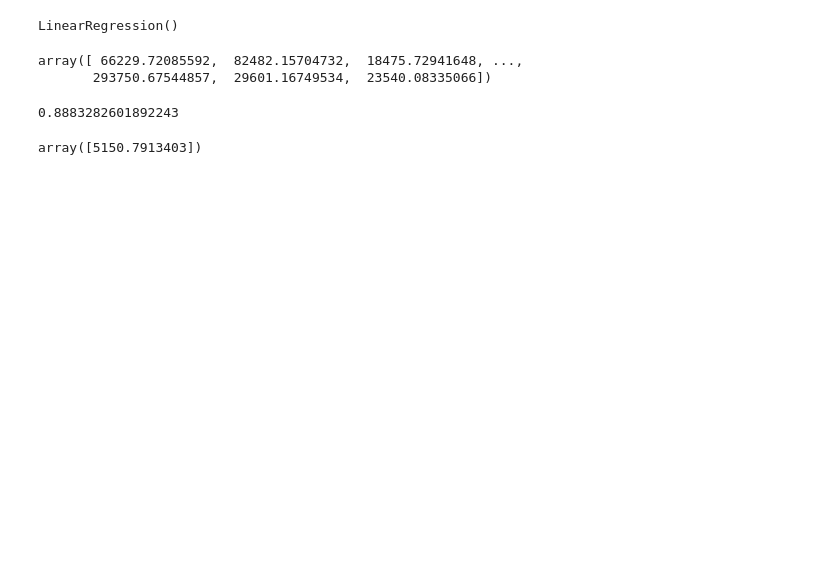
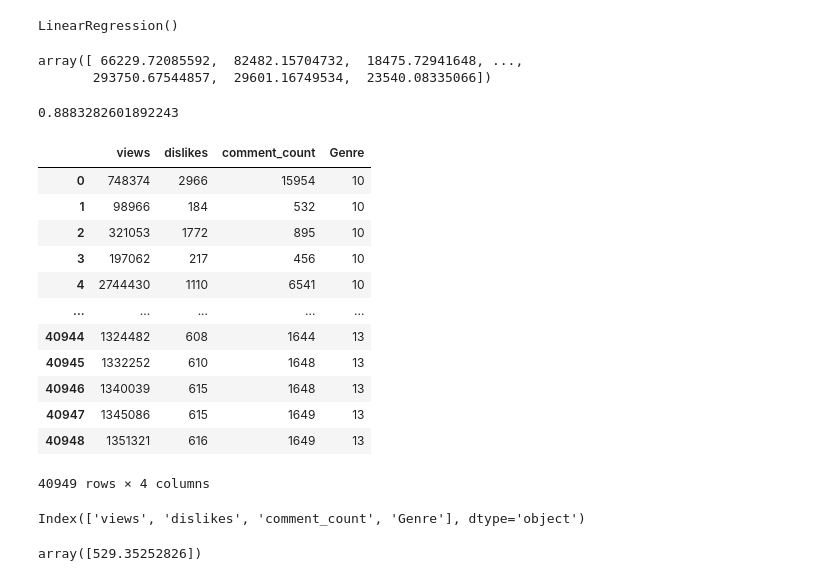
Before and after one commit to Lakshmi-kaviti/utube, a Jupyter notebook: model.ipynb, the cells around one changed output. Saved outputs shown, nothing was run; the diff lists cells and outputs as text; code cells hidden in the pictures; blank space fills up the shorter version.

```diff
--- a/model.ipynb
+++ b/model.ipynb
@@ -94,7 +129,27 @@ with open('model.pkl','wb') as f:
 import pickle
 with open('model.pkl','rb') as mod:
   model = pickle.load(mod)
+# %%
+x
+# %% [output]
+|  | views | dislikes | comment_count | Genre |
+| 0 | 748374 | 2966 | 15954 | 10 |
+| 1 | 98966 | 184 | 532 | 10 |
+| 2 | 321053 | 1772 | 895 | 10 |
+| 3 | 197062 | 217 | 456 | 10 |
+| 4 | 2744430 | 1110 | 6541 | 10 |
+| ... | ... | ... | ... | ... |
+| 40944 | 1324482 | 608 | 1644 | 13 |
+| 40945 | 1332252 | 610 | 1648 | 13 |
+| 40946 | 1340039 | 615 | 1648 | 13 |
+| 40947 | 1345086 | 615 | 1649 | 13 |
+| 40948 | 1351321 | 616 | 1649 | 13 |
+40949 rows × 4 columns
+# %%
+x_test.columns
+# %% [output]
+Index(['views', 'dislikes', 'comment_count', 'Genre'], dtype='object')
 # %%
-model.predict([[362573,4763,483,5]])
+model.predict([[86980, 4567, 489, 5]])
 # %% [output]
-array([5150.7913403])
+array([529.35252826])
```
Also changed, not shown: parts of 3 cells of this notebook, 9 other files.
